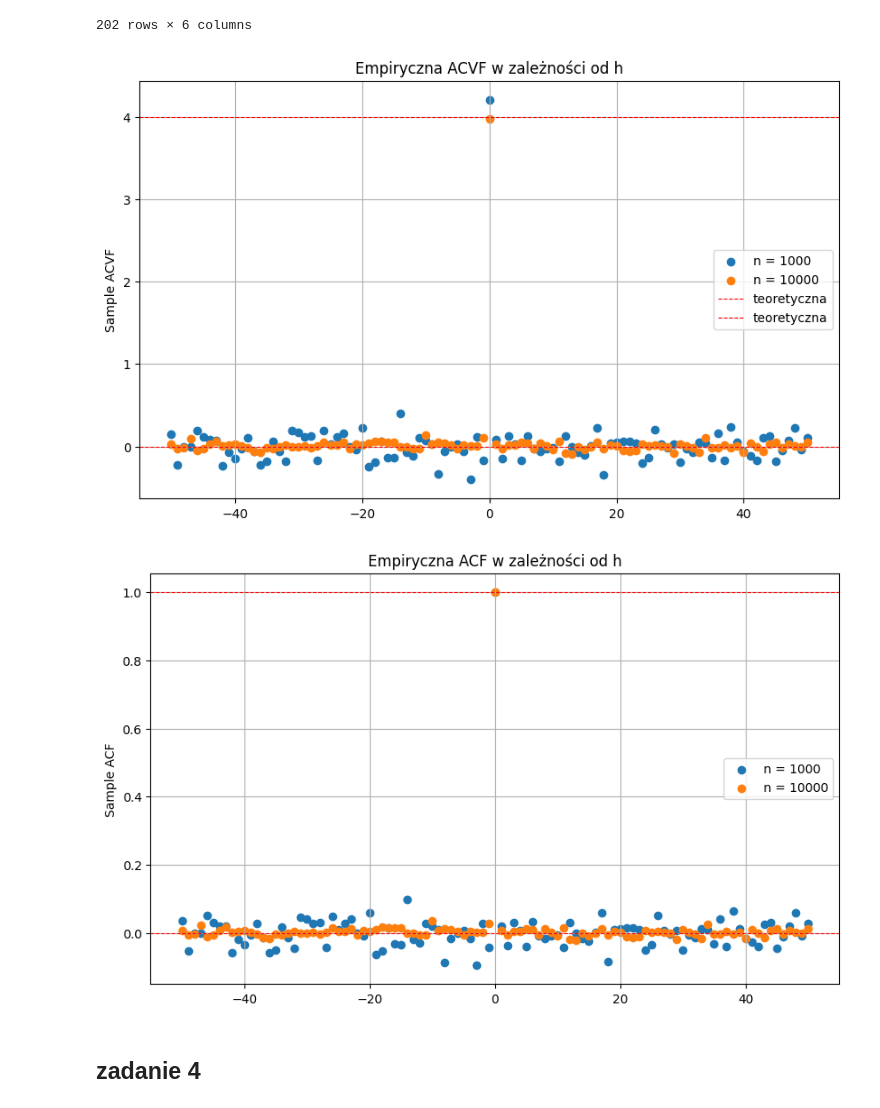
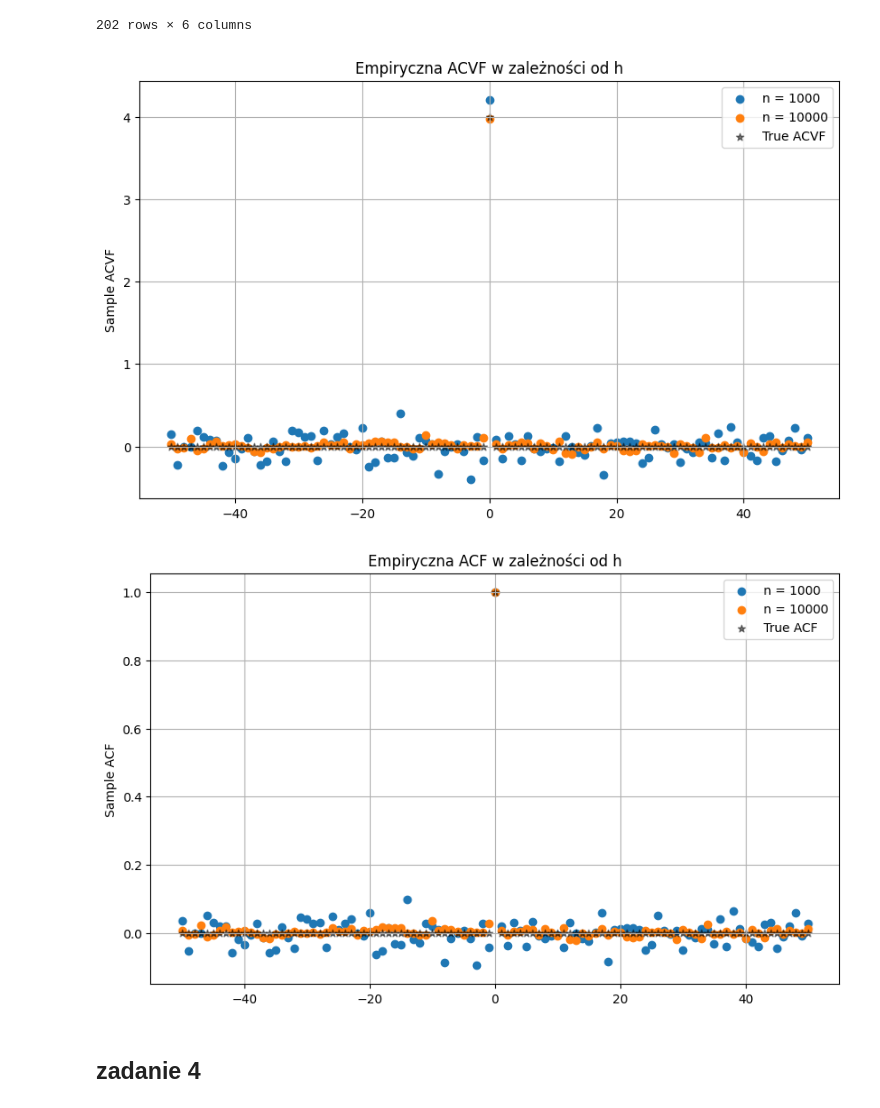
Before and after one commit to MariaNowacka/kaszcz, a Jupyter notebook: lista4/l4_kaszcz.ipynb, the cells around one changed output. Saved outputs shown, nothing was run; the diff lists cells and outputs as text; code cells hidden in the pictures.

```diff
--- a/lista4/l4_kaszcz.ipynb
+++ b/lista4/l4_kaszcz.ipynb
@@ -48,34 +48,35 @@ df
 # %%
 plt.figure(figsize=(10, 6))
 for n in sorted(df['n'].unique()):
     subset = df[df['n'] == n]
     plt.scatter(subset['h'], subset['sampleACVF'], marker='o', label=f'n = {n}')
+plt.scatter(subset['h'], subset['True ACVF'], color = 'k', alpha=0.5, marker='*', label = 'True ACVF')
 
-plt.axhline(0, color='red', linestyle='dashed', linewidth=0.8, label = 'teoretyczna')  # Linia dla ACVF = 0
-plt.axhline(4, color='red', linestyle='dashed', linewidth=0.8, label = 'teoretyczna')  # Linia dla ACVF = 4
+# plt.axhline(0, color='red', linestyle='dashed', linewidth=0.8, label = 'teoretyczna')  # Linia dla ACVF = 0
+# plt.axhline(4, color='red', linestyle='dashed', linewidth=0.8, label = 'teoretyczna')  # Linia dla ACVF = 4
 plt.ylabel('Sample ACVF')
 plt.title('Empiryczna ACVF w zależności od h')
 plt.legend()
 plt.grid()
 plt.show()
 # %% [output]
-[figure, old version]
+[figure, new version]
 # %%
 plt.figure(figsize=(10, 6))
 for n in sorted(df['n'].unique()):
     subset = df[df['n'] == n]
     plt.scatter(subset['h'], subset['sampleACF'], marker='o', label=f'n = {n}')
-    plt.scatter(subset['h'], subset['True ACF'], color = 'r', alpha= 0.5, marker='*')
+plt.scatter(subset['h'], subset['True ACF'], color = 'k', alpha=0.5, marker='*', label = 'True ACF')
 
-plt.axhline(0, color='red', linestyle='dashed', linewidth=0.8)  # Linia dla ACVF = 0
-plt.axhline(1, color='red', linestyle='dashed', linewidth=0.8)  # Linia dla ACVF = 2
+# plt.axhline(0, color='red', linestyle='dashed', linewidth=0.8)
+# plt.axhline(1, color='red', linestyle='dashed', linewidth=0.8)
 plt.ylabel('Sample ACF')
 plt.title('Empiryczna ACF w zależności od h')
 plt.legend()
 plt.grid()
 plt.show()
 # %% [output]
-[figure, old version]
+[figure, new version]
 # %% [markdown]
 ## zadanie 4
 # %%
```
Also changed, not shown: parts of 2 cells of this notebook.
